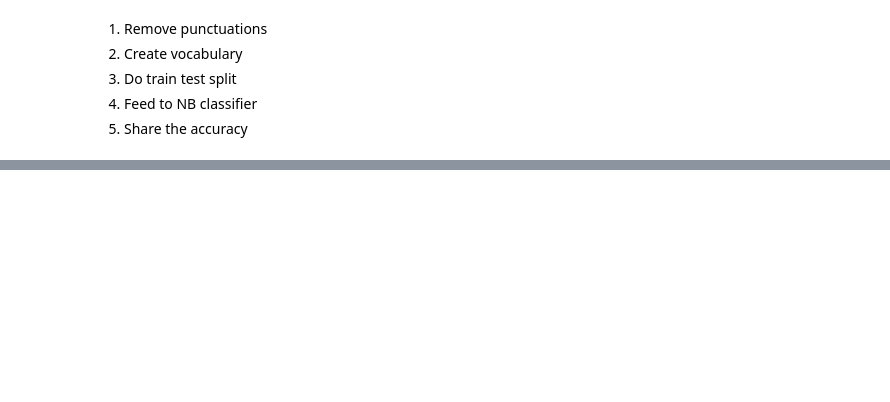
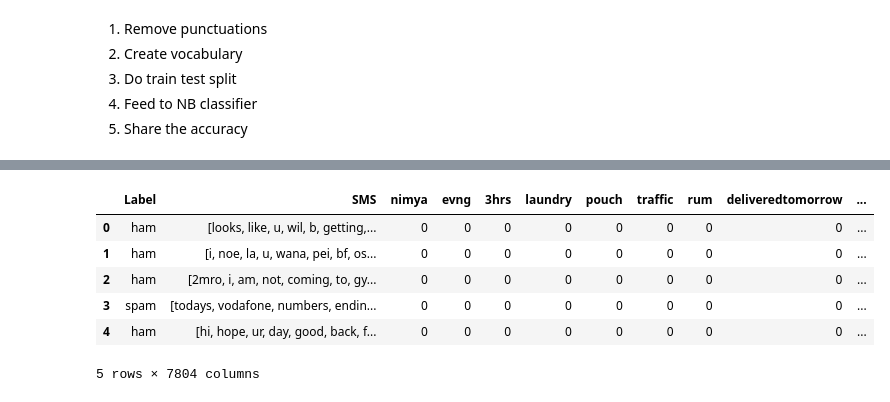
Before and after one commit to amankr1279/Data-Science-and-ML, a Jupyter notebook: Day 3/Spam_Spotter.ipynb, the cells around one changed output, grey strips where cells are left out. Drawn from its saved outputs; the diff is of its cells as text; code cells hidden in the pictures; blank space fills up the shorter version.

Commit message:
Implemented Spam filter using NB classifier

```diff
--- a/Day 3/Spam_Spotter.ipynb
+++ b/Day 3/Spam_Spotter.ipynb
@@ -124,0 +146,11 @@ dict_keys(['\x93', 'é', 'y', '#', '鈥', '?', '<', 'x', ';', '*', 'u', '\x96',
+# %%
+training_set_clean = pd.concat([training_set, word_counts], axis=1)
+training_set_clean.head()
+# %% [output]
+|  | Label | SMS | nimya | evng | 3hrs | laundry | pouch | traffic | rum | deliveredtomorrow | ... |
+| 0 | ham | [looks, like, u, wil, b, getting,... | 0 | 0 | 0 | 0 | 0 | 0 | 0 | 0 | ... |
+| 1 | ham | [i, noe, la, u, wana, pei, bf, os... | 0 | 0 | 0 | 0 | 0 | 0 | 0 | 0 | ... |
+| 2 | ham | [2mro, i, am, not, coming, to, gy... | 0 | 0 | 0 | 0 | 0 | 0 | 0 | 0 | ... |
+| 3 | spam | [todays, vodafone, numbers, endin... | 0 | 0 | 0 | 0 | 0 | 0 | 0 | 0 | ... |
+| 4 | ham | [hi, hope, ur, day, good, back, f... | 0 | 0 | 0 | 0 | 0 | 0 | 0 | 0 | ... |
+5 rows × 7804 columns
```
Also changed, not shown: parts of 21 cells of this notebook.
